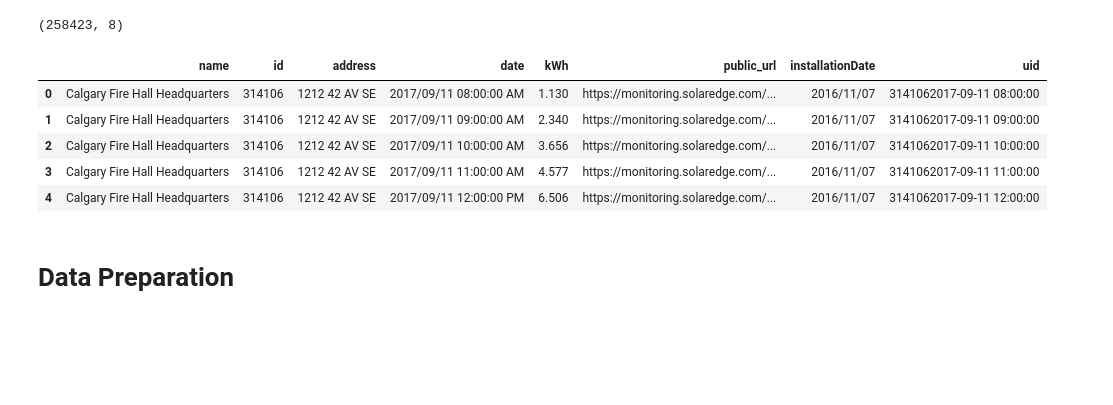
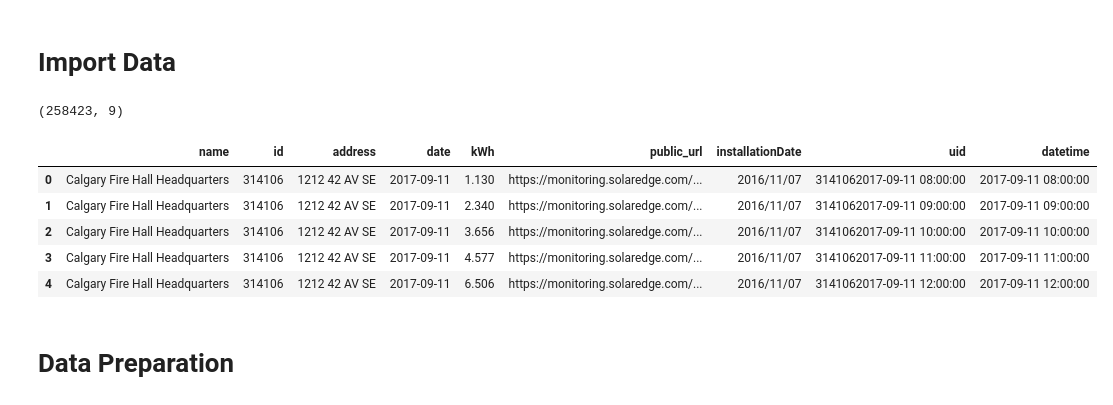
Before and after one commit to mwheeler235/ts-anamoly-detection-q-learning, a Jupyter notebook: src/energy_ts_qlearn.ipynb, the cells around one changed output. Drawn from its saved outputs; the diff is of its cells as text; code cells hidden in the pictures; blank space fills up the shorter version.

```diff
--- a/src/energy_ts_qlearn.ipynb
+++ b/src/energy_ts_qlearn.ipynb
@@ -15,24 +15,28 @@ import warnings
 warnings.filterwarnings("ignore")
 # from statsmodels.graphics.tsaplots import plot_acf
 from statsmodels.tsa.seasonal import seasonal_decompose
+# %% [markdown]
+# Import Data
 # %%
 folder_path = '../csv/solar_energy_prod'
 all_csv_files = glob.glob(os.path.join(folder_path, "*.csv"))
 
 df_list = [pd.read_csv(file) for file in all_csv_files]
+df = pd.concat(df_list, ignore_index=True)
 
-df = pd.concat(df_list, ignore_index=True)
+df['datetime']=pd.to_datetime(df['date']).drop(columns=['date'])
+df['date'] = pd.to_datetime(df['datetime'].dt.date)
 
 print(df.shape)
 df.head()
 # %% [output]
-(258423, 8)
+(258423, 9)
-|  | name | id | address | date | kWh | public_url | installationDate | uid |
-| 0 | Calgary Fire Hall Headquarters | 314106 | 1212 42 AV SE | 2017/09/11 08:00:00 AM | 1.130 | https://monitoring.solaredge.com/... | 2016/11/07 | 3141062017-09-11 08:00:00 |
-| 1 | Calgary Fire Hall Headquarters | 314106 | 1212 42 AV SE | 2017/09/11 09:00:00 AM | 2.340 | https://monitoring.solaredge.com/... | 2016/11/07 | 3141062017-09-11 09:00:00 |
-| 2 | Calgary Fire Hall Headquarters | 314106 | 1212 42 AV SE | 2017/09/11 10:00:00 AM | 3.656 | https://monitoring.solaredge.com/... | 2016/11/07 | 3141062017-09-11 10:00:00 |
-| 3 | Calgary Fire Hall Headquarters | 314106 | 1212 42 AV SE | 2017/09/11 11:00:00 AM | 4.577 | https://monitoring.solaredge.com/... | 2016/11/07 | 3141062017-09-11 11:00:00 |
-| 4 | Calgary Fire Hall Headquarters | 314106 | 1212 42 AV SE | 2017/09/11 12:00:00 PM | 6.506 | https://monitoring.solaredge.com/... | 2016/11/07 | 3141062017-09-11 12:00:00 |
+|  | name | id | address | date | kWh | public_url | installationDate | uid | datetime |
+| 0 | Calgary Fire Hall Headquarters | 314106 | 1212 42 AV SE | 2017-09-11 | 1.130 | https://monitoring.solaredge.com/... | 2016/11/07 | 3141062017-09-11 08:00:00 | 2017-09-11 08:00:00 |
+| 1 | Calgary Fire Hall Headquarters | 314106 | 1212 42 AV SE | 2017-09-11 | 2.340 | https://monitoring.solaredge.com/... | 2016/11/07 | 3141062017-09-11 09:00:00 | 2017-09-11 09:00:00 |
+| 2 | Calgary Fire Hall Headquarters | 314106 | 1212 42 AV SE | 2017-09-11 | 3.656 | https://monitoring.solaredge.com/... | 2016/11/07 | 3141062017-09-11 10:00:00 | 2017-09-11 10:00:00 |
+| 3 | Calgary Fire Hall Headquarters | 314106 | 1212 42 AV SE | 2017-09-11 | 4.577 | https://monitoring.solaredge.com/... | 2016/11/07 | 3141062017-09-11 11:00:00 | 2017-09-11 11:00:00 |
+| 4 | Calgary Fire Hall Headquarters | 314106 | 1212 42 AV SE | 2017-09-11 | 6.506 | https://monitoring.solaredge.com/... | 2016/11/07 | 3141062017-09-11 12:00:00 | 2017-09-11 12:00:00 |
 # %% [markdown]
 # Data Preparation
 # %%
```
Also changed, not shown: parts of 44 cells of this notebook, 13 other files.
